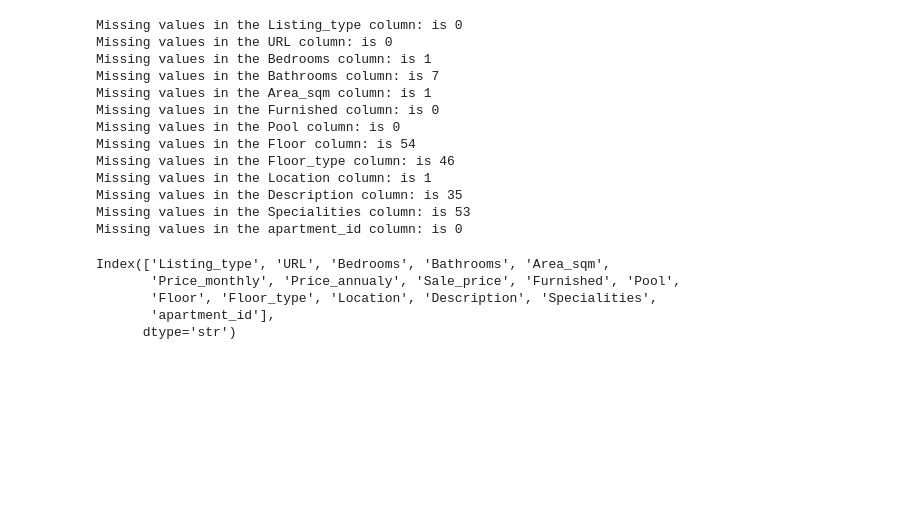
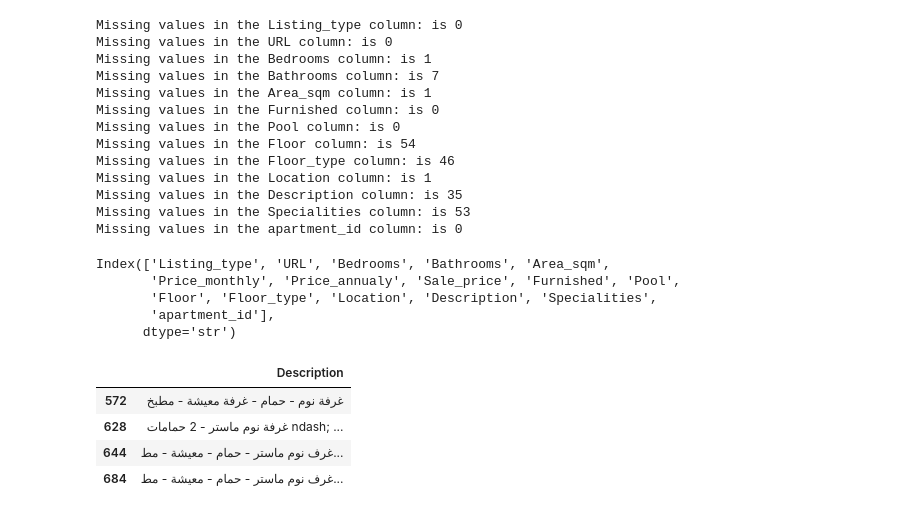
Before and after one commit to Ma7moodAs/Bayti_Real_Estate_project, a Jupyter notebook: Bayti_recommendation_engine/notebooks/notebook.ipynb, the cells around one changed output. Cells and saved outputs as stored; diff of their text form; code cells hidden in the pictures; blank space fills up the shorter version.

```diff
--- a/Bayti_recommendation_engine/notebooks/notebook.ipynb
+++ b/Bayti_recommendation_engine/notebooks/notebook.ipynb
@@ -781,3 +781,11 @@ Index(['Listing_type', 'URL', 'Bedrooms', 'Bathrooms', 'Area_sqm',
        'Floor', 'Floor_type', 'Location', 'Description', 'Specialities',
        'apartment_id'],
       dtype='str')
+# %%
+df[df['Bedrooms'] == 0][['Description']]
+# %% [output]
+|  | Description |
+| 572 | غرفة نوم - حمام - غرفة معيشة - مطبخ |
+| 628 | غرفة نوم ماستر - 2 حمامات ndash; ... |
+| 644 | غرف نوم ماستر - حمام - معيشة - مط... |
+| 684 | غرف نوم ماستر - حمام - معيشة - مط... |
```
Also changed, not shown: parts of 2 cells of this notebook, 1 other file.
